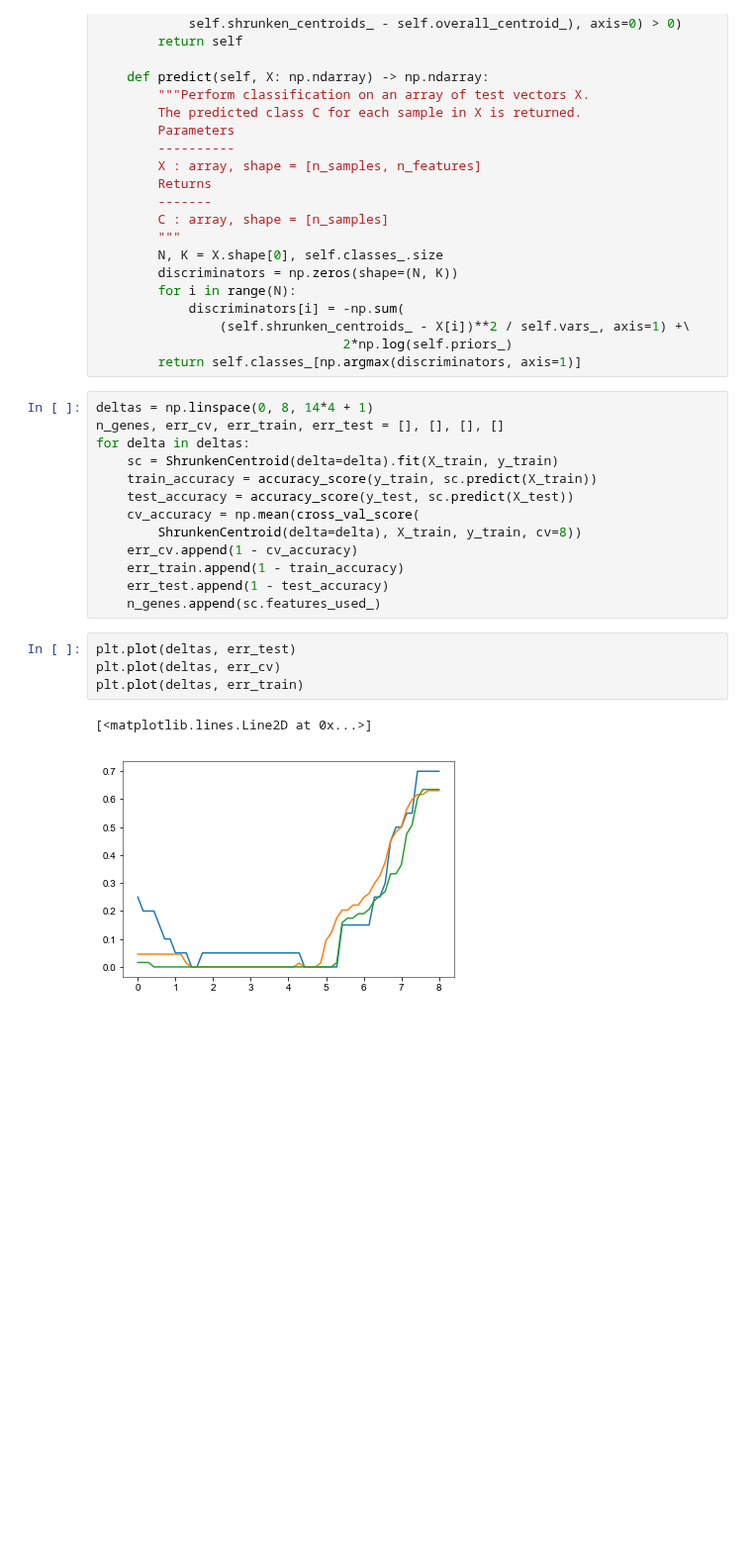
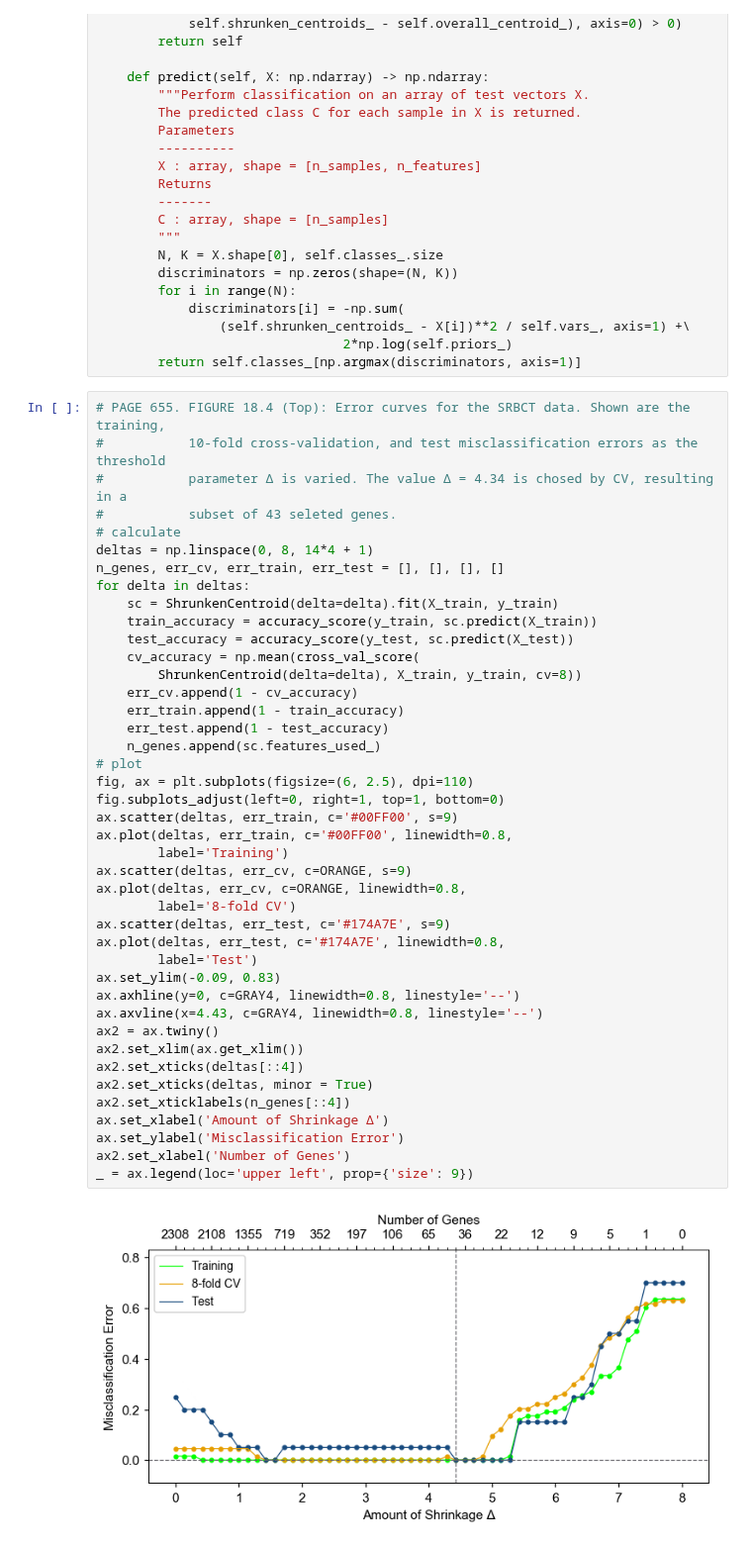
Before and after one commit to empathy87/The-Elements-of-Statistical-Learning-Python-Notebooks, a Jupyter notebook: examples/SRBCT Microarray.ipynb, the cells around one changed output. Shown at 99% size. Cells and saved outputs as stored; diff of their text form; blank space fills up the shorter version.

```diff
--- a/examples/SRBCT Microarray.ipynb
+++ b/examples/SRBCT Microarray.ipynb
@@ -153,24 +152,48 @@ class ShrunkenCentroid(BaseEstimator, ClassifierMixin):
                 (self.shrunken_centroids_ - X[i])**2 / self.vars_, axis=1) +\
                                 2*np.log(self.priors_)
         return self.classes_[np.argmax(discriminators, axis=1)]
-# %%
-deltas = np.linspace(0, 8, 14*4 + 1)
-n_genes, err_cv, err_train, err_test = [], [], [], []
-for delta in deltas:
-    sc = ShrunkenCentroid(delta=delta).fit(X_train, y_train)
-    train_accuracy = accuracy_score(y_train, sc.predict(X_train))
-    test_accuracy = accuracy_score(y_test, sc.predict(X_test))
-    cv_accuracy = np.mean(cross_val_score(
-        ShrunkenCentroid(delta=delta), X_train, y_train, cv=8))
-    err_cv.append(1 - cv_accuracy)
-    err_train.append(1 - train_accuracy)
-    err_test.append(1 - test_accuracy)
-    n_genes.append(sc.features_used_)
-# %%
-plt.plot(deltas, err_test)
-plt.plot(deltas, err_cv)
-plt.plot(deltas, err_train)
-# %% [output]
-[<matplotlib.lines.Line2D at 0x...>]
-[figure, removed]
+# %%
+# PAGE 655. FIGURE 18.4 (Top): Error curves for the SRBCT data. Shown are the training,
+#           10-fold cross-validation, and test misclassification errors as the threshold
+#           parameter Δ is varied. The value Δ = 4.34 is chosed by CV, resulting in a
+#           subset of 43 seleted genes.
+# calculate
+deltas = np.linspace(0, 8, 14*4 + 1)
+n_genes, err_cv, err_train, err_test = [], [], [], []
+for delta in deltas:
+    sc = ShrunkenCentroid(delta=delta).fit(X_train, y_train)
+    train_accuracy = accuracy_score(y_train, sc.predict(X_train))
+    test_accuracy = accuracy_score(y_test, sc.predict(X_test))
+    cv_accuracy = np.mean(cross_val_score(
+        ShrunkenCentroid(delta=delta), X_train, y_train, cv=8))
+    err_cv.append(1 - cv_accuracy)
+    err_train.append(1 - train_accuracy)
+    err_test.append(1 - test_accuracy)
+    n_genes.append(sc.features_used_)
+# plot
+fig, ax = plt.subplots(figsize=(6, 2.5), dpi=110)
+fig.subplots_adjust(left=0, right=1, top=1, bottom=0)
+ax.scatter(deltas, err_train, c='#00FF00', s=9)
+ax.plot(deltas, err_train, c='#00FF00', linewidth=0.8,
+        label='Training')
+ax.scatter(deltas, err_cv, c=ORANGE, s=9)
+ax.plot(deltas, err_cv, c=ORANGE, linewidth=0.8,
+        label='8-fold CV')
+ax.scatter(deltas, err_test, c='#174A7E', s=9)
+ax.plot(deltas, err_test, c='#174A7E', linewidth=0.8,
+        label='Test')
+ax.set_ylim(-0.09, 0.83)
+ax.axhline(y=0, c=GRAY4, linewidth=0.8, linestyle='--')
+ax.axvline(x=4.43, c=GRAY4, linewidth=0.8, linestyle='--')
+ax2 = ax.twiny()
+ax2.set_xlim(ax.get_xlim())
+ax2.set_xticks(deltas[::4])
+ax2.set_xticks(deltas, minor = True)
+ax2.set_xticklabels(n_genes[::4])
+ax.set_xlabel('Amount of Shrinkage Δ')
+ax.set_ylabel('Misclassification Error')
+ax2.set_xlabel('Number of Genes')
+_ = ax.legend(loc='upper left', prop={'size': 9})
+# %% [output]
+[figure, added]
 # %%
```
Also changed, not shown: parts of 6 cells of this notebook.
